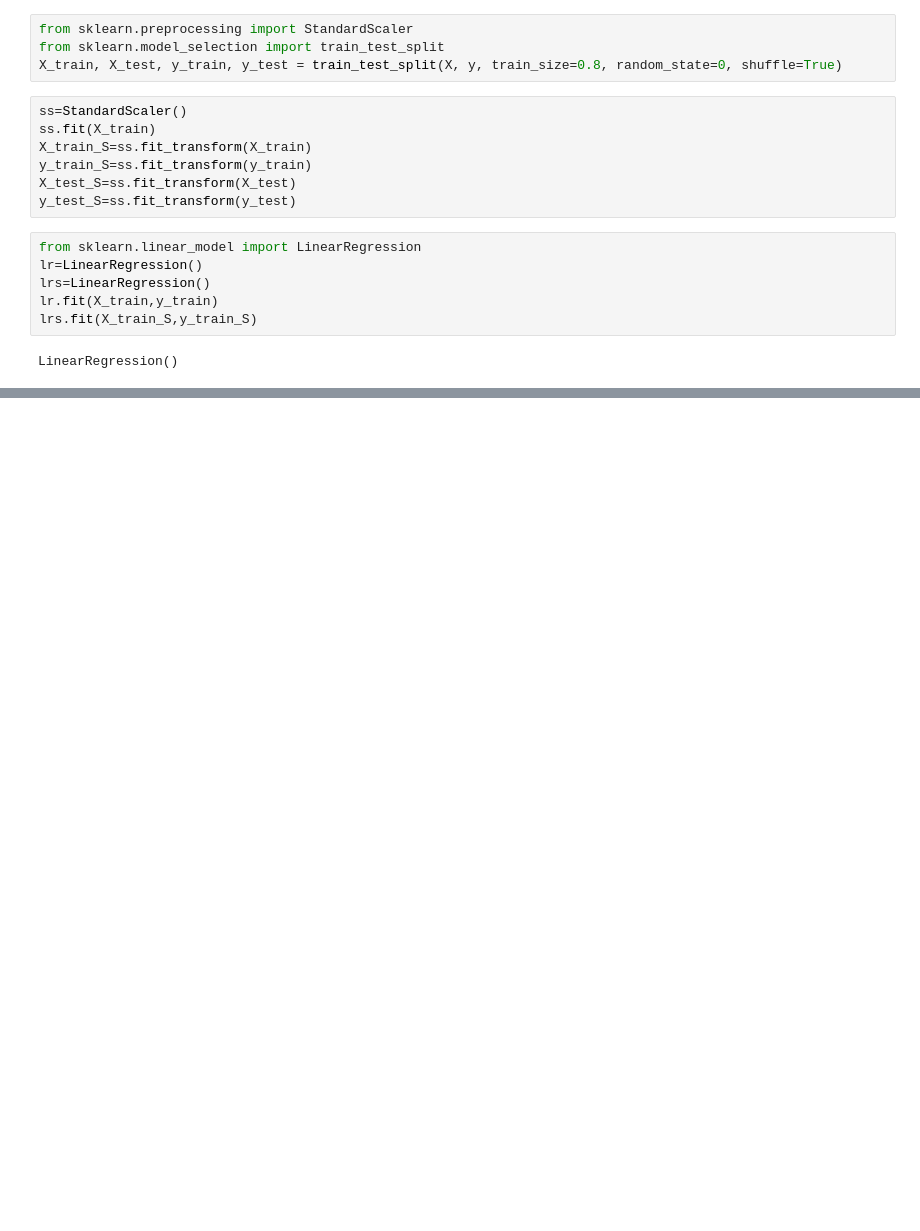
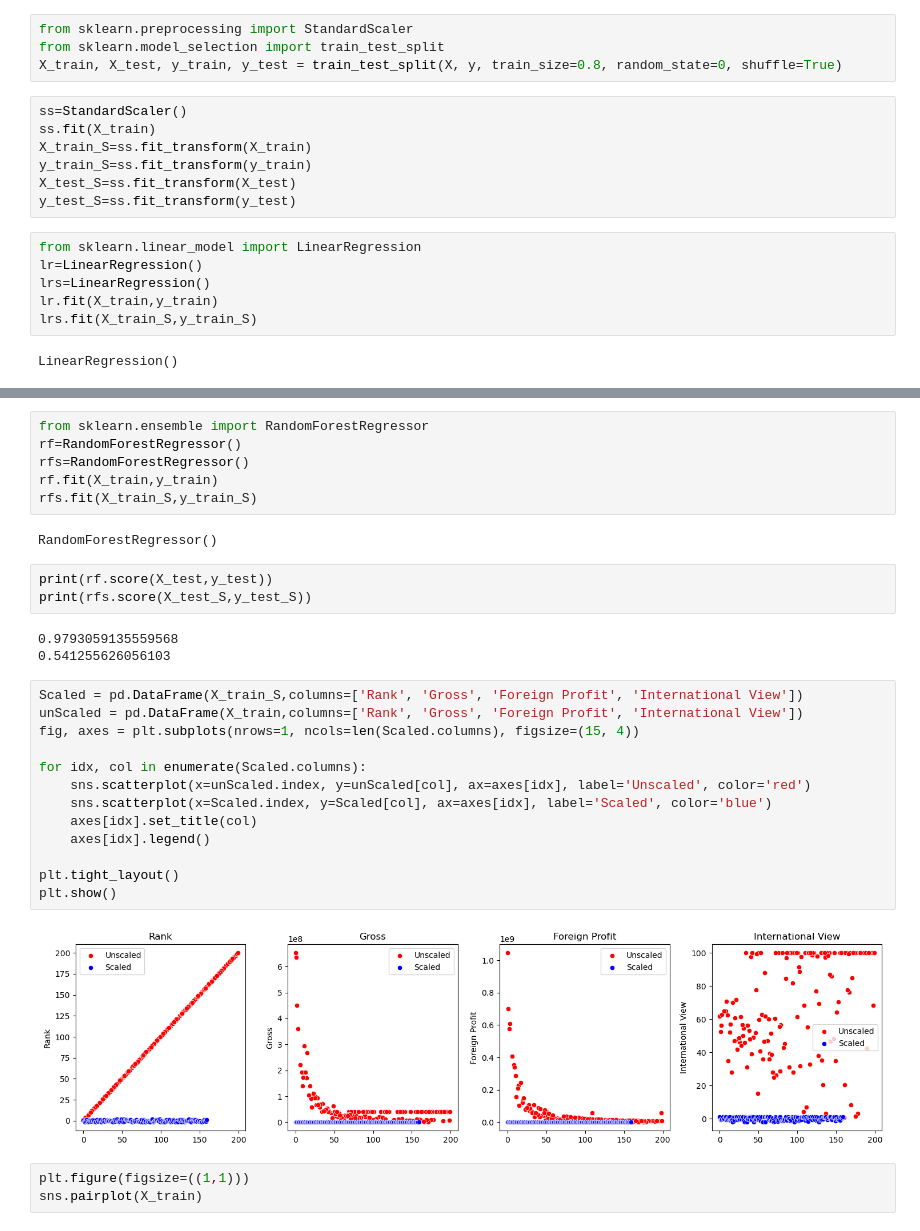
Before and after one commit to Razakhan143/AI-Artificial-Inteligence-, a Jupyter notebook: ML practice/Feature Engineering/Feature Scalling.ipynb, the cells around one changed output, grey strips where cells are left out. Drawn from its saved outputs; the diff is of its cells as text; blank space fills up the shorter version.

Commit message:
add plot

```diff
--- a/ML practice/Feature Engineering/Feature Scalling.ipynb
+++ b/ML practice/Feature Engineering/Feature Scalling.ipynb
@@ -129,0 +120,32 @@ lrs.score(X_test_S,y_test_S)
+# %%
+from sklearn.ensemble import RandomForestRegressor
+rf=RandomForestRegressor()
+rfs=RandomForestRegressor()
+rf.fit(X_train,y_train)
+rfs.fit(X_train_S,y_train_S)
+# %% [output]
+RandomForestRegressor()
+# %%
+print(rf.score(X_test,y_test))
+print(rfs.score(X_test_S,y_test_S))
+# %% [output]
+0.9793059135559568
+0.541255626056103
+# %%
+Scaled = pd.DataFrame(X_train_S,columns=['Rank', 'Gross', 'Foreign Profit', 'International View'])
+unScaled = pd.DataFrame(X_train,columns=['Rank', 'Gross', 'Foreign Profit', 'International View'])
+fig, axes = plt.subplots(nrows=1, ncols=len(Scaled.columns), figsize=(15, 4))
+
+for idx, col in enumerate(Scaled.columns):
+    sns.scatterplot(x=unScaled.index, y=unScaled[col], ax=axes[idx], label='Unscaled', color='red')
+    sns.scatterplot(x=Scaled.index, y=Scaled[col], ax=axes[idx], label='Scaled', color='blue')
+    axes[idx].set_title(col)
+    axes[idx].legend()
+
+plt.tight_layout()
+plt.show()
+# %% [output]
+[figure, added]
+# %%
+plt.figure(figsize=((1,1)))
+sns.pairplot(X_train)
```
Also changed, not shown: parts of 7 cells of this notebook.
